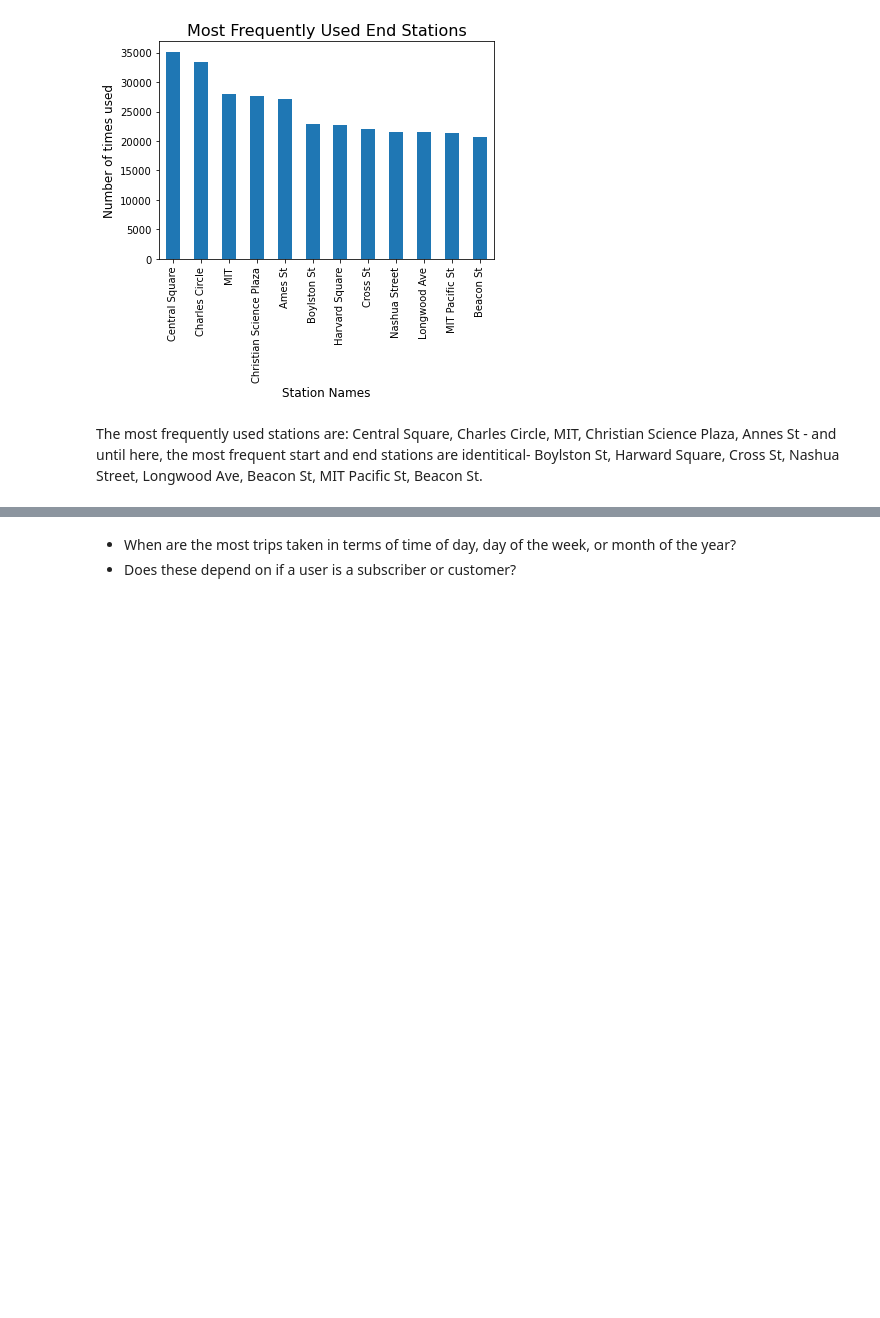
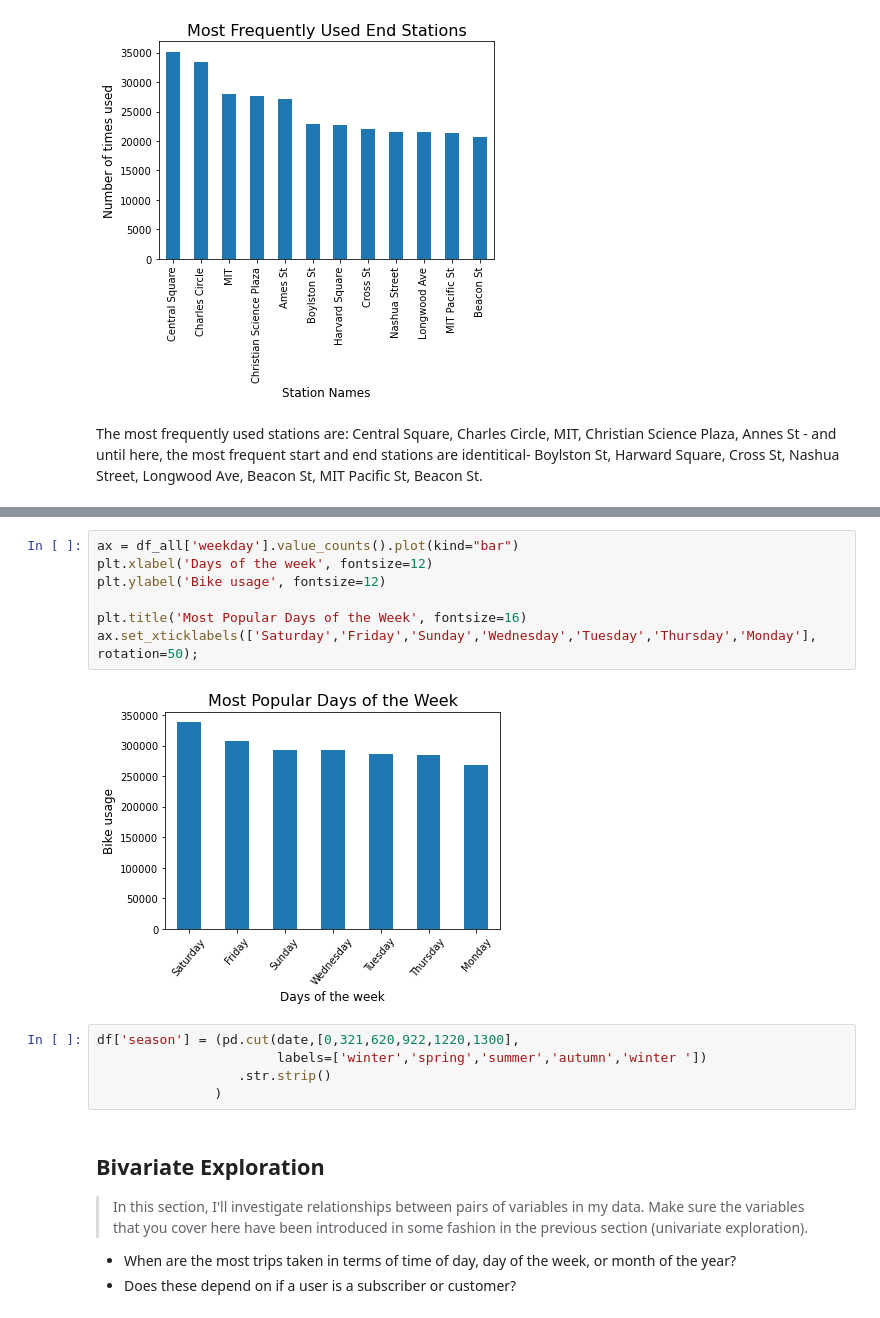
Before and after one commit to lillaszulyovszky/udacity-project-bikesharing-data-in-boston, a Jupyter notebook: bikesharing.ipynb, the cells around one changed output, grey strips where cells are left out. Saved outputs shown, nothing was run; the diff lists cells and outputs as text; blank space fills up the shorter version.

```diff
--- a/bikesharing.ipynb
+++ b/bikesharing.ipynb
@@ -1196,3 +1302,22 @@ The most frequently used stations are: Central Square, Charles Circle, MIT, Chri
+# %%
+ax = df_all['weekday'].value_counts().plot(kind="bar")
+plt.xlabel('Days of the week', fontsize=12)
+plt.ylabel('Bike usage', fontsize=12)
+
+plt.title('Most Popular Days of the Week', fontsize=16)
+ax.set_xticklabels(['Saturday','Friday','Sunday','Wednesday','Tuesday','Thursday','Monday'], rotation=50);
+# %% [output]
+[figure, added]
+# %%
+df['season'] = (pd.cut(date,[0,321,620,922,1220,1300],
+                       labels=['winter','spring','summer','autumn','winter '])
+                  .str.strip()
+               )
 # %% [markdown]
+## Bivariate Exploration
+
+> In this section, I'll investigate relationships between pairs of variables in my data. Make sure the variables that you cover here have been introduced in some
+fashion in the previous section (univariate exploration).
+
 - When are the most trips taken in terms of time of day, day of the week, or month of the year?
 - Does these depend on if a user is a subscriber or customer?
```
Also changed, not shown: parts of 15 cells of this notebook.
